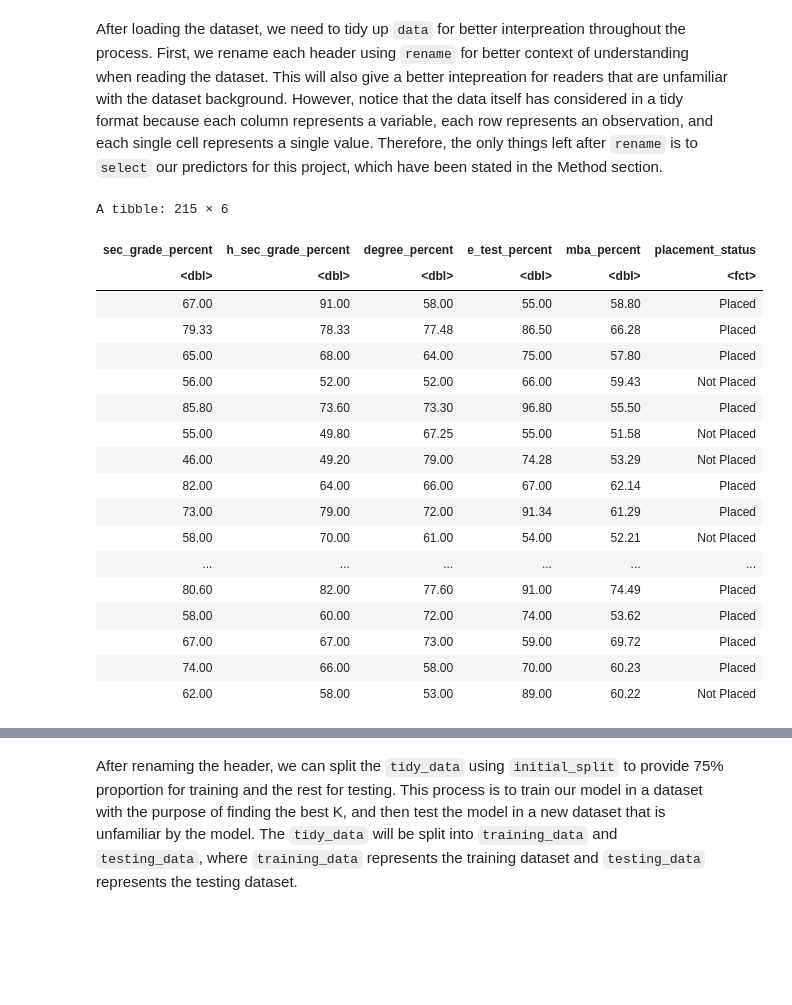
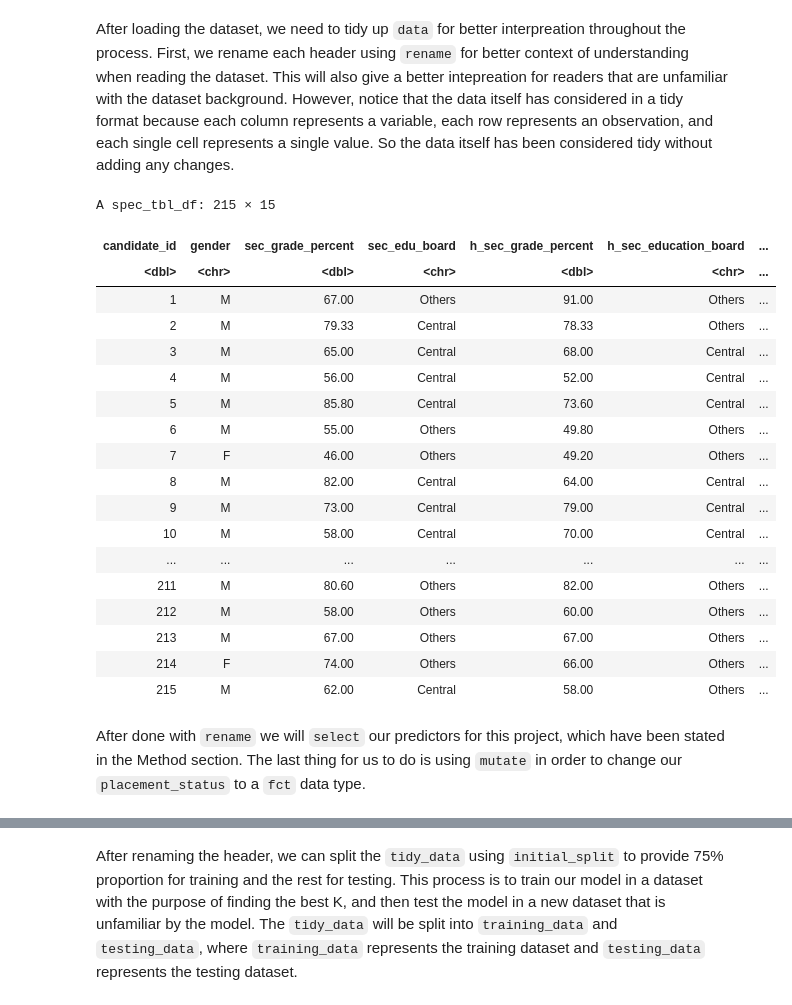
Before and after one commit to Chuewy/DSCI100-27, a Jupyter notebook: Project Report.ipynb, the cells around one changed output, grey strips where cells are left out. Cells and saved outputs as stored; diff of their text form; code cells hidden in the pictures; blank space fills up the shorter version.

```diff
--- a/Project Report.ipynb
+++ b/Project Report.ipynb
@@ -83,45 +74,45 @@ A spec_tbl_df: 215 × 15
 | 214 | F | 74.00 | Others | 66.00 | Others | Commerce | 58.00 | Comm&Mgmt | No | 70.00 | ... |
 | 215 | M | 62.00 | Central | 58.00 | Others | Science | 53.00 | Comm&Mgmt | No | 89.00 | ... |
 # %% [markdown]
-After loading the dataset, we need to tidy up `data` for better interpreation throughout the process. First, we rename each header using `rename` for better context of understanding when reading the dataset. This will also give a better intepreation for readers that are unfamiliar with the dataset background. However, notice that the data itself has considered in a tidy format because each column represents a variable, each row represents an observation, and each single cell represents a single value. Therefore, the only things left after `rename` is to `select` our predictors for this project, which have been stated in the Method section.
+After loading the dataset, we need to tidy up `data` for better interpreation throughout the process. First, we rename each header using `rename` for better context of understanding when reading the dataset. This will also give a better intepreation for readers that are unfamiliar with the dataset background. However, notice that the data itself has considered in a tidy format because each column represents a variable, each row represents an observation, and each single cell represents a single value. So the data itself has been considered tidy without adding any changes.
 # %%
 tidy_data <- rename(data,
                candidate_id = sl_no,
                gender = gender,
                sec_grade_percent = ssc_p,
                sec_edu_board = ssc_b,
                h_sec_grade_percent = hsc_p,
                h_sec_education_board = hsc_b,
                h_sec_specialization = hsc_s,
                degree_percent = degree_p,
                degree_type = degree_t,
                work_experience = workex,
                e_test_percent = etest_p,
                mba_specialization = specialisation,
                mba_percent = mba_p,
                placement_status = status,
-               salary = salary) |>
-        select(sec_grade_percent, h_sec_grade_percent, degree_percent, e_test_percent, mba_percent, placement_status) |>
-        mutate(placement_status = as.factor(placement_status))
+               salary = salary)
 
 tidy_data
 # %% [output]
-A tibble: 215 × 6
+A spec_tbl_df: 215 × 15
-| sec_grade_percent | h_sec_grade_percent | degree_percent | e_test_percent | mba_percent | placement_status |
-| <dbl> | <dbl> | <dbl> | <dbl> | <dbl> | <fct> |
-| 67.00 | 91.00 | 58.00 | 55.00 | 58.80 | Placed |
-| 79.33 | 78.33 | 77.48 | 86.50 | 66.28 | Placed |
-| 65.00 | 68.00 | 64.00 | 75.00 | 57.80 | Placed |
-| 56.00 | 52.00 | 52.00 | 66.00 | 59.43 | Not Placed |
-| 85.80 | 73.60 | 73.30 | 96.80 | 55.50 | Placed |
-| 55.00 | 49.80 | 67.25 | 55.00 | 51.58 | Not Placed |
-| 46.00 | 49.20 | 79.00 | 74.28 | 53.29 | Not Placed |
-| 82.00 | 64.00 | 66.00 | 67.00 | 62.14 | Placed |
-| 73.00 | 79.00 | 72.00 | 91.34 | 61.29 | Placed |
-| 58.00 | 70.00 | 61.00 | 54.00 | 52.21 | Not Placed |
-| ... | ... | ... | ... | ... | ... |
-| 80.60 | 82.00 | 77.60 | 91.00 | 74.49 | Placed |
-| 58.00 | 60.00 | 72.00 | 74.00 | 53.62 | Placed |
-| 67.00 | 67.00 | 73.00 | 59.00 | 69.72 | Placed |
-| 74.00 | 66.00 | 58.00 | 70.00 | 60.23 | Placed |
-| 62.00 | 58.00 | 53.00 | 89.00 | 60.22 | Not Placed |
+| candidate_id | gender | sec_grade_percent | sec_edu_board | h_sec_grade_percent | h_sec_education_board | ... |
+| <dbl> | <chr> | <dbl> | <chr> | <dbl> | <chr> | ... |
+| 1 | M | 67.00 | Others | 91.00 | Others | ... |
+| 2 | M | 79.33 | Central | 78.33 | Others | ... |
+| 3 | M | 65.00 | Central | 68.00 | Central | ... |
+| 4 | M | 56.00 | Central | 52.00 | Central | ... |
+| 5 | M | 85.80 | Central | 73.60 | Central | ... |
+| 6 | M | 55.00 | Others | 49.80 | Others | ... |
+| 7 | F | 46.00 | Others | 49.20 | Others | ... |
+| 8 | M | 82.00 | Central | 64.00 | Central | ... |
+| 9 | M | 73.00 | Central | 79.00 | Central | ... |
+| 10 | M | 58.00 | Central | 70.00 | Central | ... |
+| ... | ... | ... | ... | ... | ... | ... |
+| 211 | M | 80.60 | Others | 82.00 | Others | ... |
+| 212 | M | 58.00 | Others | 60.00 | Others | ... |
+| 213 | M | 67.00 | Others | 67.00 | Others | ... |
+| 214 | F | 74.00 | Others | 66.00 | Others | ... |
+| 215 | M | 62.00 | Central | 58.00 | Others | ... |
+# %% [markdown]
+After done with `rename` we will `select` our predictors for this project, which have been stated in the Method section. The last thing for us to do is using `mutate` in order to change our `placement_status` to a `fct` data type.
```
Also changed, not shown: parts of 4 cells of this notebook.
